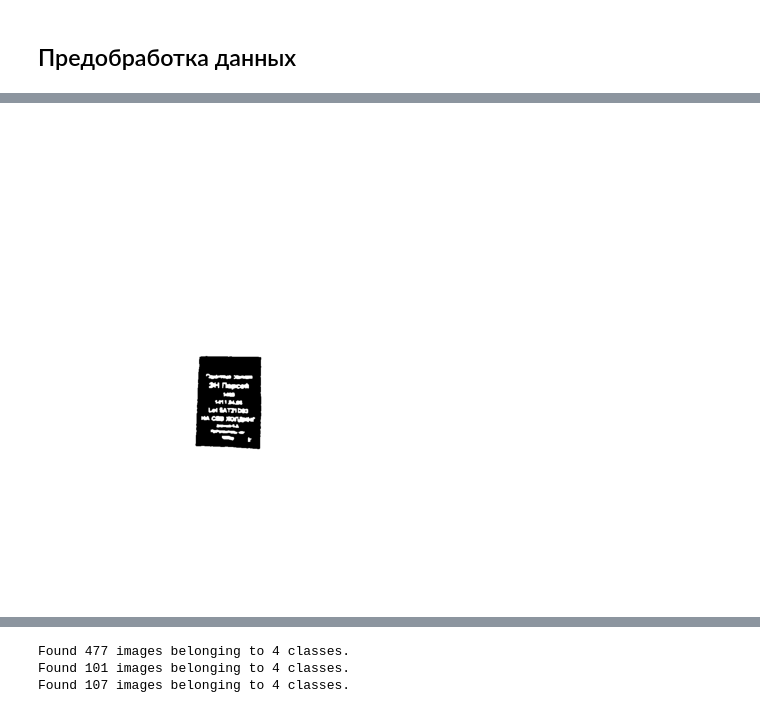
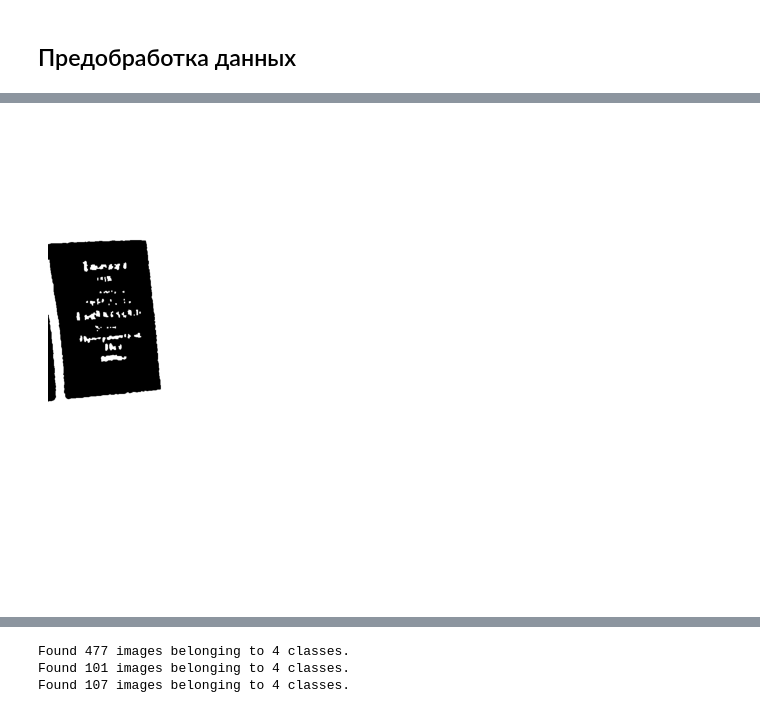
Before and after one commit to hdl0909/classification-of-seeds-by-quality, a Jupyter notebook: model.ipynb, the cells around one changed output, grey strips where cells are left out. Saved outputs shown, nothing was run; the diff lists cells and outputs as text; code cells hidden in the pictures.

```diff
--- a/model.ipynb
+++ b/model.ipynb
@@ -180,13 +184,13 @@ def create_seed_mask(img, lower_seed=np.array([0,0,0]), upper_seed=np.array([180
 # %%
-img_path = "drive/MyDrive/Colab_Notebooks/data_split/train/good/photo_118.jpg"
+img_path = "drive/MyDrive/Colab_Notebooks/data_split/train/good/photo_225.jpg"
 img = cv2.imread(img_path)
 img = cv2.cvtColor(img, cv2.COLOR_BGR2RGB)
 
 mask = create_seed_mask(img)
 
 plt.figure(figsize=(6,6))
 plt.imshow(mask, cmap='gray')
 plt.axis('off')
 plt.show()
 # %% [output]
-[figure, old version]
+[figure, new version]
```
Also changed, not shown: parts of 32 cells of this notebook.
